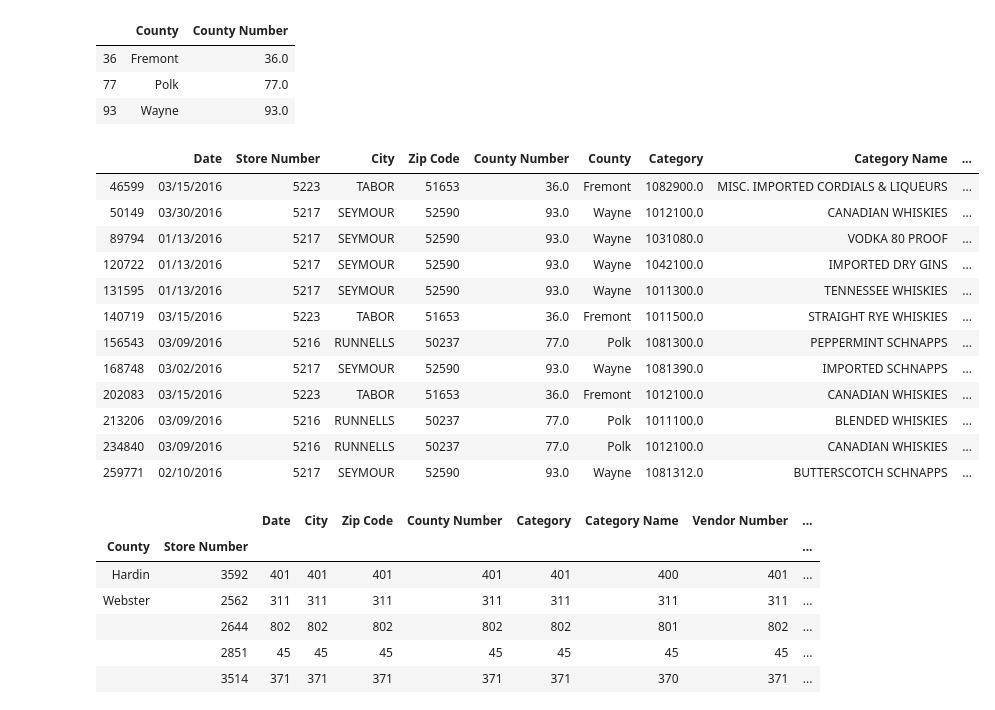
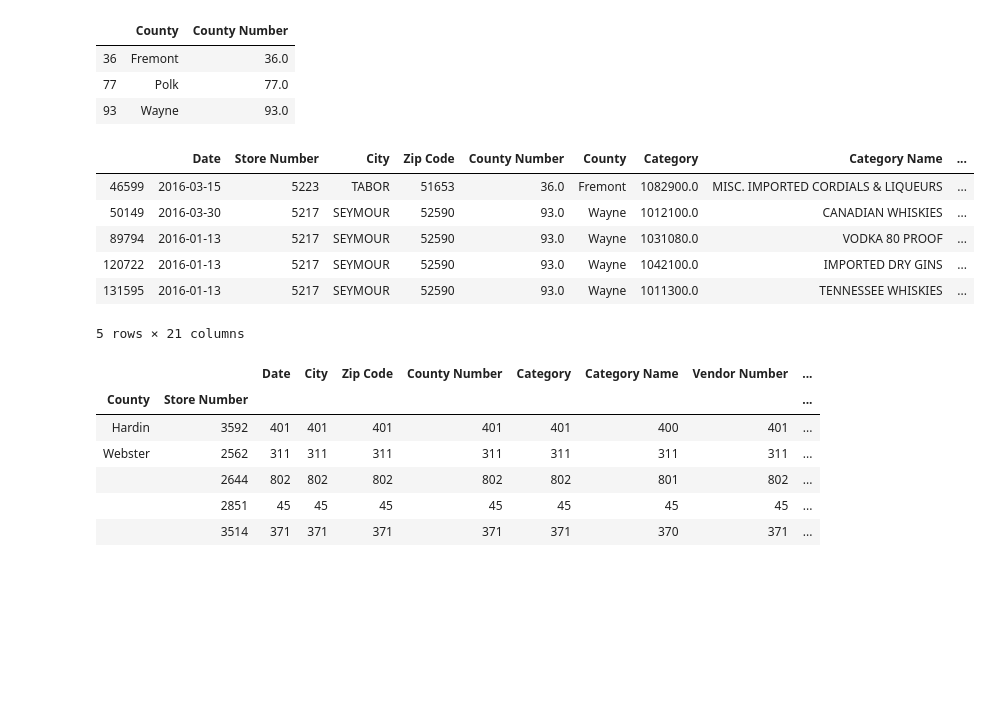
Before and after one commit to chablis8/Python-Pandas, a Jupyter notebook: exams/final/final_project/MT_take_home.ipynb, the cells around one changed output. Saved outputs shown, nothing was run; the diff lists cells and outputs as text; code cells hidden in the pictures; blank space fills up the shorter version.

```diff
--- a/exams/final/final_project/MT_take_home.ipynb
+++ b/exams/final/final_project/MT_take_home.ipynb
@@ -459,28 +440,22 @@ County_Num.loc[County_Num['County'].isin(['Fremont', 'Wayne', 'Polk']), ['County
 # %%
 # ACTION: Updating data for the 3 stores in Tabor, Seymour and Runnel counties and with 'County' data (County
 # name and County Number) obtained from google (see cell above) for the 3 stores in Tabor, Seymour and Runnel
 
 Three_County_Data = Entries_w_CountyNaN2.loc[~Entries_w_CountyNaN2['City'].isin(Entries_w_CountyGood['City'])]
 idx3 = Three_County_Data.index
 City_list = list(Three_County_Data['City'])
 County_Dict = {'TABOR':['Fremont', 36.0], 'SEYMOUR':['Wayne', 93.0], 'RUNNELLS':['Polk', 77.0]}
 County_list = [County_Dict[i] for i in City_list]
 iowa1.loc[idx3,('County', 'County Number')] = County_list
-iowa1.loc[idx3]
+iowa1.loc[idx3].head(5)
 # %% [output]
 |  | Date | Store Number | City | Zip Code | County Number | County | Category | Category Name | ... |
-| 46599 | 03/15/2016 | 5223 | TABOR | 51653 | 36.0 | Fremont | 1082900.0 | MISC. IMPORTED CORDIALS & LIQUEURS | ... |
-| 50149 | 03/30/2016 | 5217 | SEYMOUR | 52590 | 93.0 | Wayne | 1012100.0 | CANADIAN WHISKIES | ... |
-| 89794 | 01/13/2016 | 5217 | SEYMOUR | 52590 | 93.0 | Wayne | 1031080.0 | VODKA 80 PROOF | ... |
-| 120722 | 01/13/2016 | 5217 | SEYMOUR | 52590 | 93.0 | Wayne | 1042100.0 | IMPORTED DRY GINS | ... |
-| 131595 | 01/13/2016 | 5217 | SEYMOUR | 52590 | 93.0 | Wayne | 1011300.0 | TENNESSEE WHISKIES | ... |
-| 140719 | 03/15/2016 | 5223 | TABOR | 51653 | 36.0 | Fremont | 1011500.0 | STRAIGHT RYE WHISKIES | ... |
-| 156543 | 03/09/2016 | 5216 | RUNNELLS | 50237 | 77.0 | Polk | 1081300.0 | PEPPERMINT SCHNAPPS | ... |
-| 168748 | 03/02/2016 | 5217 | SEYMOUR | 52590 | 93.0 | Wayne | 1081390.0 | IMPORTED SCHNAPPS | ... |
-| 202083 | 03/15/2016 | 5223 | TABOR | 51653 | 36.0 | Fremont | 1012100.0 | CANADIAN WHISKIES | ... |
-| 213206 | 03/09/2016 | 5216 | RUNNELLS | 50237 | 77.0 | Polk | 1011100.0 | BLENDED WHISKIES | ... |
-| 234840 | 03/09/2016 | 5216 | RUNNELLS | 50237 | 77.0 | Polk | 1012100.0 | CANADIAN WHISKIES | ... |
-| 259771 | 02/10/2016 | 5217 | SEYMOUR | 52590 | 93.0 | Wayne | 1081312.0 | BUTTERSCOTCH SCHNAPPS | ... |
+| 46599 | 2016-03-15 | 5223 | TABOR | 51653 | 36.0 | Fremont | 1082900.0 | MISC. IMPORTED CORDIALS & LIQUEURS | ... |
+| 50149 | 2016-03-30 | 5217 | SEYMOUR | 52590 | 93.0 | Wayne | 1012100.0 | CANADIAN WHISKIES | ... |
+| 89794 | 2016-01-13 | 5217 | SEYMOUR | 52590 | 93.0 | Wayne | 1031080.0 | VODKA 80 PROOF | ... |
+| 120722 | 2016-01-13 | 5217 | SEYMOUR | 52590 | 93.0 | Wayne | 1042100.0 | IMPORTED DRY GINS | ... |
+| 131595 | 2016-01-13 | 5217 | SEYMOUR | 52590 | 93.0 | Wayne | 1011300.0 | TENNESSEE WHISKIES | ... |
+5 rows × 21 columns
 # %%
 #QUERY: How many stores in Fort Dodge captured County as Hardin and how many recorded County as Webster
 
```
Also changed, not shown: parts of 8 cells of this notebook.
